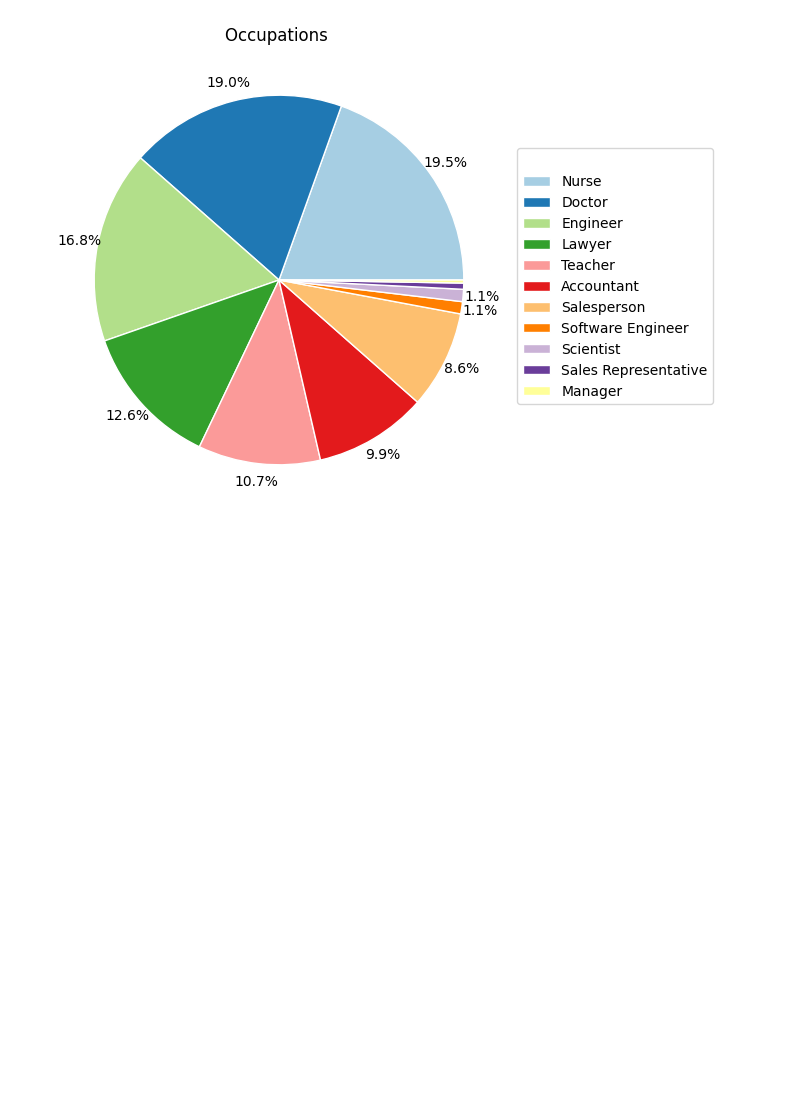
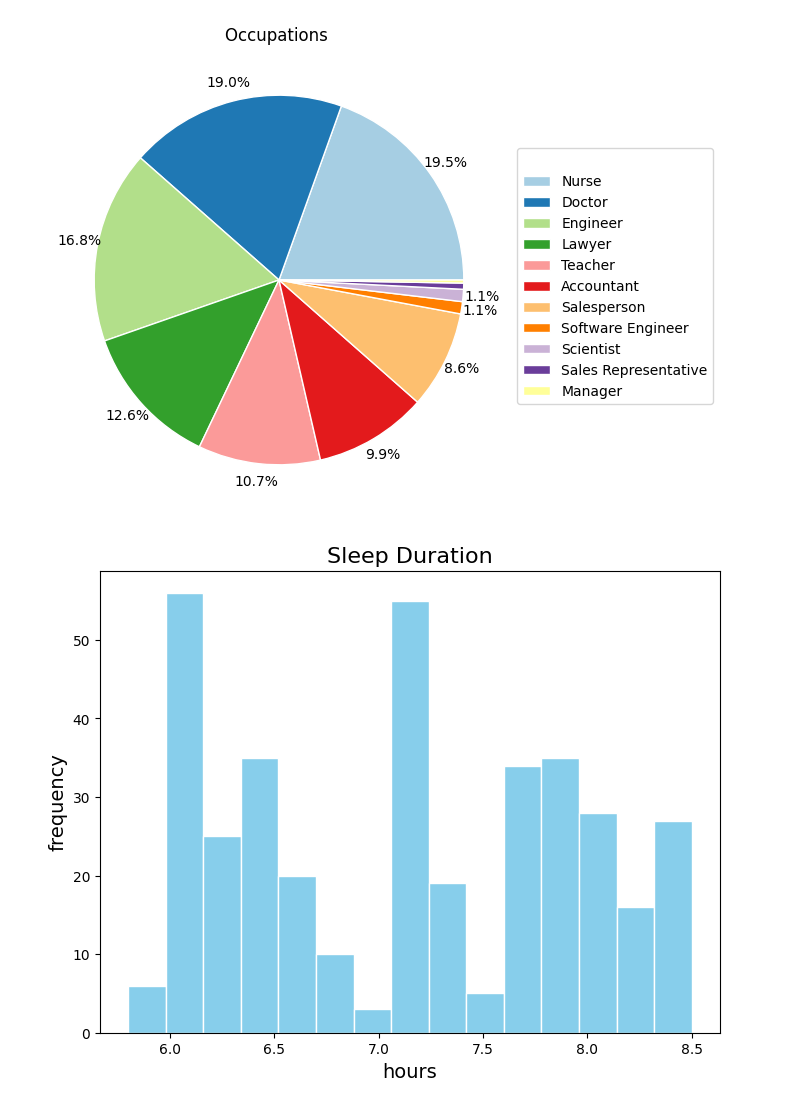
Before and after one commit to katyasva/Refresher, a Jupyter notebook: first_notebook.ipynb, the cells around one changed output. Saved outputs shown, nothing was run; the diff lists cells and outputs as text; code cells hidden in the pictures; blank space fills up the shorter version.

```diff
--- a/first_notebook.ipynb
+++ b/first_notebook.ipynb
@@ -121,3 +136,15 @@ plt.legend(occupation_counts.index, title=" ", bbox_to_anchor=(1, 0.8))
 plt.show()
 # %% [output]
 [figure]
+# %%
+plt.figure(figsize=(8, 6))
+plt.hist(df['Sleep Duration'], bins=15, color='skyblue', edgecolor='white')
+
+
+plt.title("Sleep Duration", fontsize=16)
+plt.xlabel("hours", fontsize=14)
+plt.ylabel("frequency", fontsize=14)
+plt.savefig('sleep_d_hist.png')
+plt.show()
+# %% [output]
+[figure, added]
```
Also changed, not shown: parts of 4 cells of this notebook, 5 other files.
